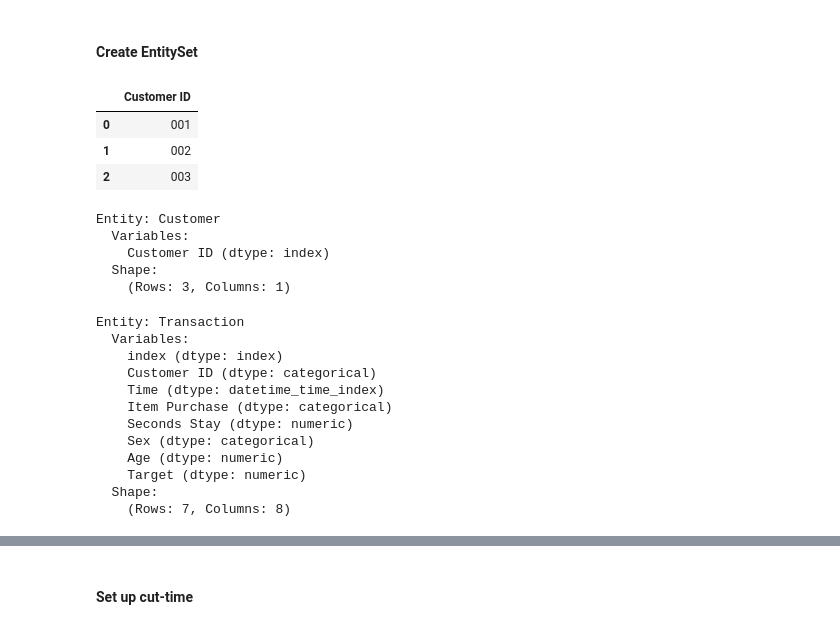
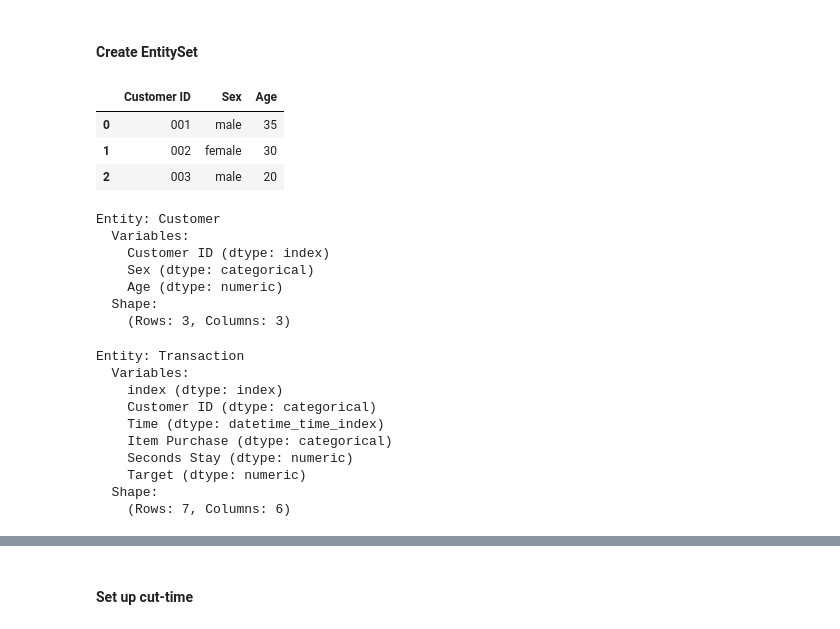
Before and after one commit to YC-Coder-Chen/feature-engineering-handbook, a Jupyter notebook: 1. Data Preprocessing.ipynb, the cells around one changed output, grey strips where cells are left out. Drawn from its saved outputs; the diff is of its cells as text; code cells hidden in the pictures.

```diff
--- a/1. Data Preprocessing.ipynb
+++ b/1. Data Preprocessing.ipynb
@@ -1520,18 +1857,19 @@ dataset
 # %%
 # firstly, we need to create EntitySet which is a collection of entities
 # and the relationships between them
 # They are useful for preparing raw, structured datasets for auto feature engineering.
 
 es = ft.EntitySet(id="customer_data") # create empty EntitySet
 
 # one entity should be each customers
-df_customer = dataset.groupby(['Customer ID']).count().reset_index()[['Customer ID']]
+# the dataset contains information at customer level such as Sex, Age
+df_customer = dataset[['Customer ID', 'Sex', 'Age']].drop_duplicates()
 df_customer
 # %% [output]
-|  | Customer ID |
-| 0 | 001 |
-| 1 | 002 |
-| 2 | 003 |
+|  | Customer ID | Sex | Age |
+| 0 | 001 | male | 35 |
+| 1 | 002 | female | 30 |
+| 2 | 003 | male | 20 |
 # %%
 # now we will add this entity into the EntitySet
 es = es.entity_from_dataframe(entity_id="Customer",
@@ -1543,18 +1881,21 @@ es['Customer']
 Entity: Customer
   Variables:
     Customer ID (dtype: index)
+    Sex (dtype: categorical)
+    Age (dtype: numeric)
   Shape:
-    (Rows: 3, Columns: 1)
+    (Rows: 3, Columns: 3)
 # %%
-# the second entiry should be each transaction
+# the second entity should be each transaction
+# we also have information at transaction level, such as Item Purchase, Seconds Stay
 es = es.entity_from_dataframe(entity_id="Transaction",
-                              dataframe=dataset.reset_index(),
+                              dataframe=dataset[["Customer ID","Seconds Stay",
+                                                 "Item Purchase",
+                                                 "Time","Target"]].reset_index(),
                               index="index", # the variable used to index the entity
                               time_index="Time", # the time index
                               variable_types={"Item Purchase": ft.variable_types.Categorical,
                                               "Seconds Stay": ft.variable_types.Numeric,
-                                              "Sex": ft.variable_types.Categorical,
-                                              "Age": ft.variable_types.Numeric,
                                               "Target": ft.variable_types.Numeric})
 es['Transaction']
 # %% [output]
@@ -1565,11 +1906,9 @@ Entity: Transaction
     Time (dtype: datetime_time_index)
     Item Purchase (dtype: categorical)
     Seconds Stay (dtype: numeric)
-    Sex (dtype: categorical)
-    Age (dtype: numeric)
     Target (dtype: numeric)
   Shape:
-    (Rows: 7, Columns: 8)
+    (Rows: 7, Columns: 6)
 # %%
 # now we will add a relationship
 relationship = ft.Relationship(es["Customer"]["Customer ID"],
```
Also changed, not shown: parts of 100 cells of this notebook, 1 other file.
